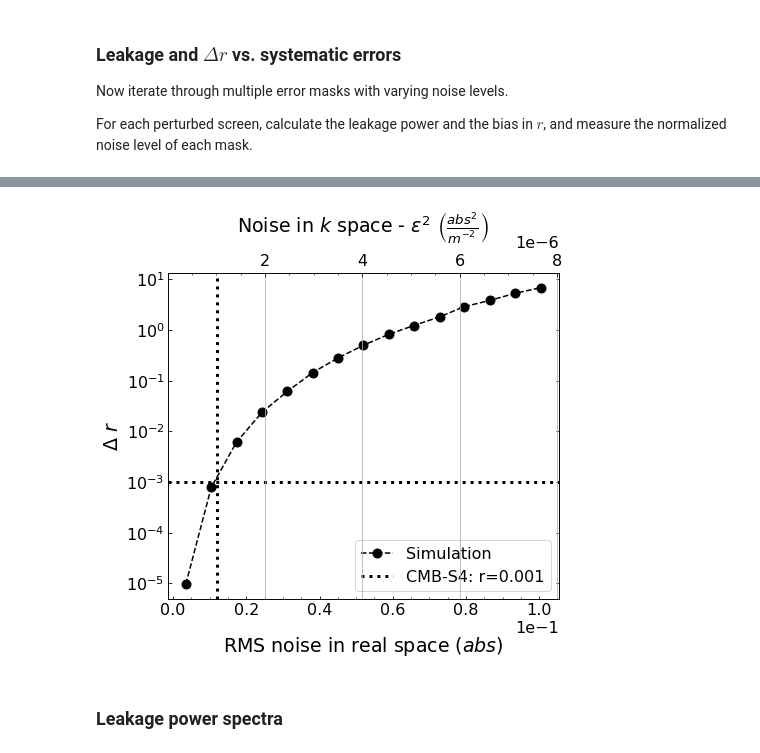
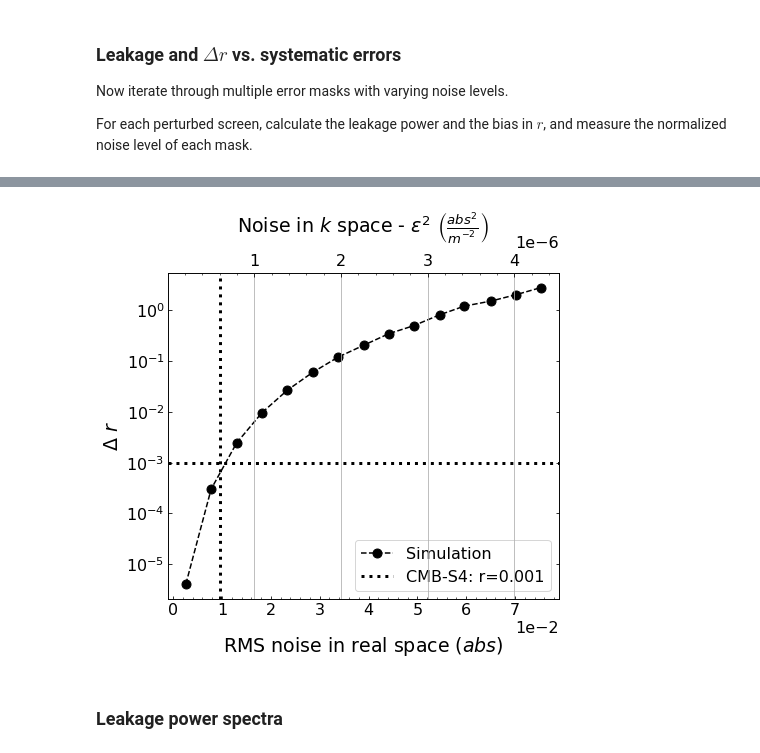
Before and after one commit to gemmahuai/Gemmas-CMB, a Jupyter notebook: Main/TMA_maincalc.ipynb, the cells around one changed output, grey strips where cells are left out. Cells and saved outputs as stored; diff of their text form; code cells hidden in the pictures.

```diff
--- a/Main/TMA_maincalc.ipynb
+++ b/Main/TMA_maincalc.ipynb
@@ -54,7 +60,7 @@ plt.colorbar()
 fft_I0 = np.abs(np.fft.fftshift(np.fft.fft2(np.fft.fftshift(II0)))) # in 1/rad (l) space
 
 #calculate l
-theta_vec = np.linspace(0, 2*thetamax, 2048) # shift coordinates, easy to convert to l
+theta_vec = np.linspace(0, 2*thetamax, N_theta) # shift coordinates, easy to convert to l
 n = theta_vec.shape[0]
 dl = 2*np.pi/theta_vec.max() # dl in 1/rad space
 l_vec = np.fft.fftshift(dl * np.fft.fftfreq(n)*n)
@@ -167,11 +173,11 @@ kout = kin+10
 
 
 screen1 = {}
-screen1['N'] = 4096
-screen1['D'] = 10
+screen1['N'] = N_screen
+screen1['D'] = D
 Initialize(screen1)
 center = (screen1['D']/2, screen1['D']/2)
-MultByGaussian(screen1, center, 1.0)
+MultByGaussian(screen1, center, sigma)
 InCircle(screen1, center, 2.0)
 
 if option=='phase':
@@ -193,11 +199,11 @@ difference the perturbed and unperturbed beam window; find the leakage power.
 # %%
 # interpolate the perturbed beam
 ScreenFFT(screen1)
-theta_vec = np.linspace(-thetamax,thetamax,2048)
+theta_vec = np.linspace(-thetamax,thetamax,N_theta)
 II1 = Project_I_on_thetagrid(theta_vec, screen1, lam) # perturbed
 II1 = II1 * (np.sum(II0)/np.sum(II1)) # normalize the perturbed beam --> matching powers
 # shift the beam from being centered at theta=0 to theta=thetamax so that the beam spans from 0 deg to 2*thetamax deg
-theta_vec = np.linspace(0,2*thetamax,2048) #rad
+theta_vec = np.linspace(0,2*thetamax,N_theta) #rad
 
 # FT of sky intensity
 I_diff = II0 - II1 # take the difference in theta space (sky)
@@ -281,9 +287,9 @@ Now iterate through multiple error masks with varying noise levels.
 For each perturbed screen, calculate the leakage power and the bias in $r$, and measure the normalized noise level of each mask.
 # %%
 # input and initialize parameters
-N_screen = 1024 # 8192 for paper figures
-N_theta = 512 # 1024
-D = 10.0
+N_screen = 2048 # 8192 for paper figures
+N_theta = 1024 # 1024
+D = 15.0
 sigma = 1.0
 maxdeg = 5.0
 trunc = 'y'
@@ -442,25 +450,28 @@ plt.grid()
 # %%
 fig = plt.figure(figsize=(7,6))
 ax1 = fig.add_subplot(111)
 ax1.semilogy(RMS_real, r, 'o--', ms=9, color='black', label='Simulation')
-spl = interp.InterpolatedUnivariateSpline(r, RMS_real)
+spl = interp.InterpolatedUnivariateSpline(r, RMS_real, k=1)
+# check interpolation
+# x = np.linspace(-5, 0, 20)
+# plt.plot(spl(10**x), 10**x)
 plt.axvline(spl(0.001), ls=':', lw=3, color='black')
 plt.axhline(0.001, ls=':', lw=3, label='CMB-S4: r=0.001', color='black')
 ax1.set_xlabel('RMS noise in real space ($abs$)', fontsize=19)
 ax1.xaxis.set_label_coords(.5, -0.11)
 
 ax1.set_ylabel(r'$\Delta$ $r$', fontsize=19)
 plt.ticklabel_format(axis="x", style="sci", scilimits=(0,0))
 plt.legend(loc='lower right')
 ax2 = ax1.twiny()
 #plt.axvline(1.94e-7, ls=':', lw=3, color='red')
 
 ax2.xaxis.set_label_coords(.5, 1.122)
 ax2.set_xlim(noise_norm.min(), noise_norm.max())
 ax2.set_xlabel(r'Noise in $k$ space - $\epsilon^2$ $\left(\frac{abs^2}{m^{-2}}\right)$', fontsize=19)
 plt.grid()
 # %% [output]
-[figure, old version]
+[figure, new version]
 # %% [markdown]
 ### Leakage power spectra
 # %%
```
Also changed, not shown: parts of 13 cells of this notebook.
